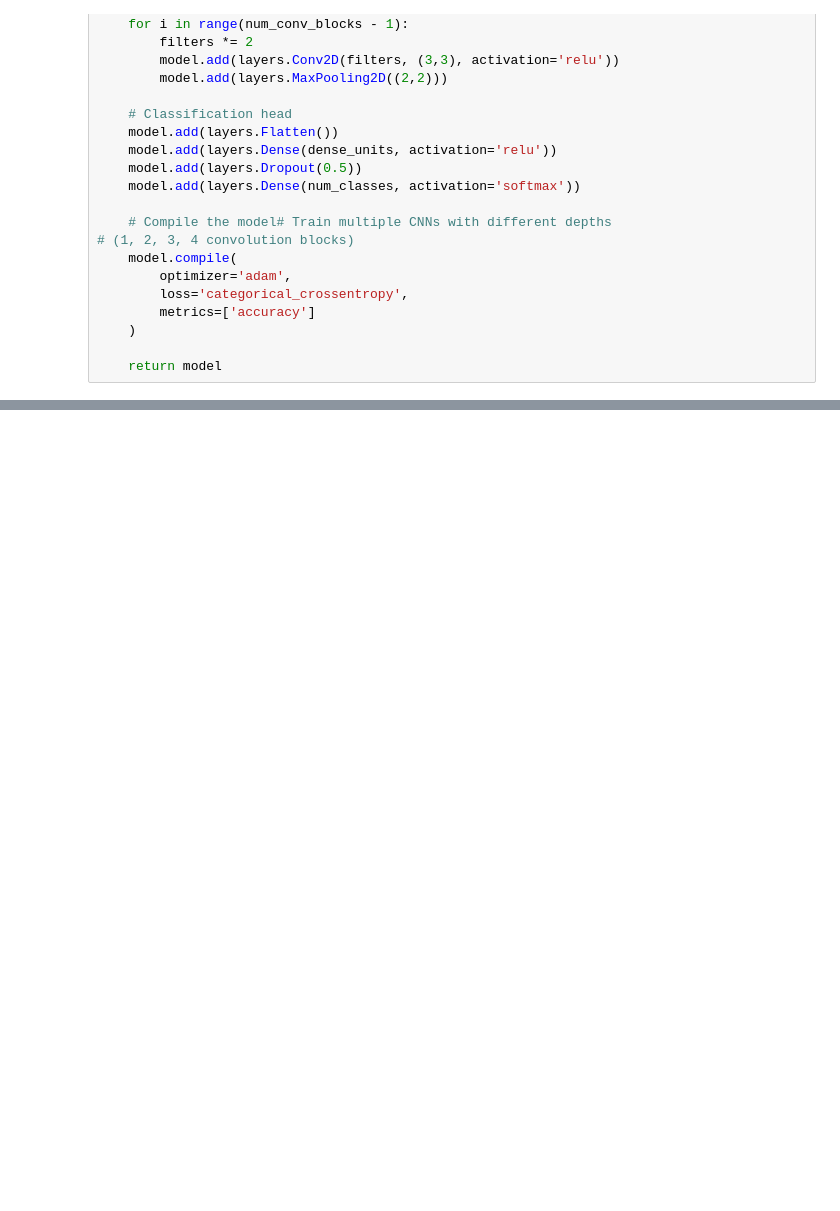
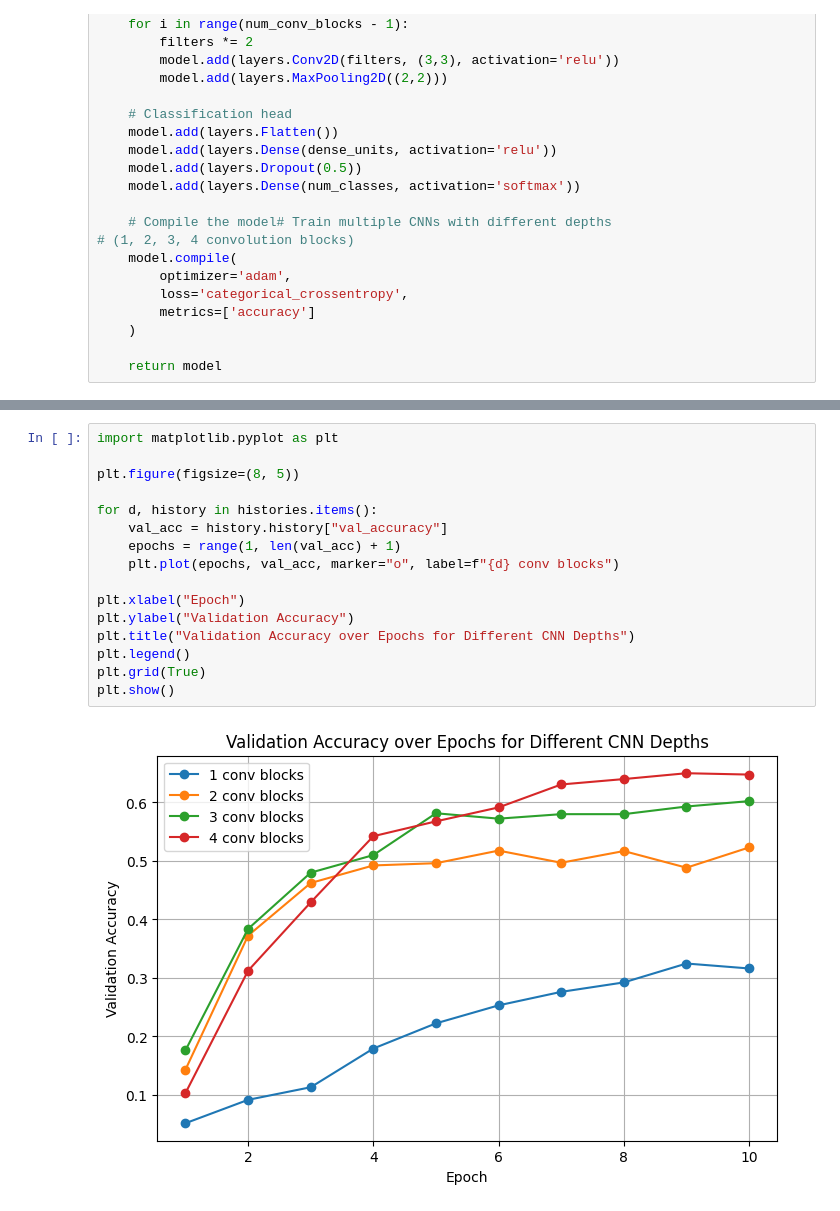
Before and after one commit to pstat197/vignette-image-classification-cnn, a Jupyter notebook: scripts/cnn_butterflies.ipynb, the cells around one changed output, grey strips where cells are left out. Drawn from its saved outputs; the diff is of its cells as text; blank space fills up the shorter version.

Commit message:
Added validation accuracy graph

```diff
--- a/scripts/cnn_butterflies.ipynb
+++ b/scripts/cnn_butterflies.ipynb
@@ -206,2 +206,20 @@ print(test_df.head())
 3  Image_4.jpg         IPHICLUS SISTER
 4  Image_5.jpg  MILBERTS TORTOISESHELL
+# %%
+import matplotlib.pyplot as plt
+
+plt.figure(figsize=(8, 5))
+
+for d, history in histories.items():
+    val_acc = history.history["val_accuracy"]
+    epochs = range(1, len(val_acc) + 1)
+    plt.plot(epochs, val_acc, marker="o", label=f"{d} conv blocks")
+
+plt.xlabel("Epoch")
+plt.ylabel("Validation Accuracy")
+plt.title("Validation Accuracy over Epochs for Different CNN Depths")
+plt.legend()
+plt.grid(True)
+plt.show()
+# %% [output]
+[figure, added]
```
Also changed, not shown: parts of 2 cells of this notebook.
